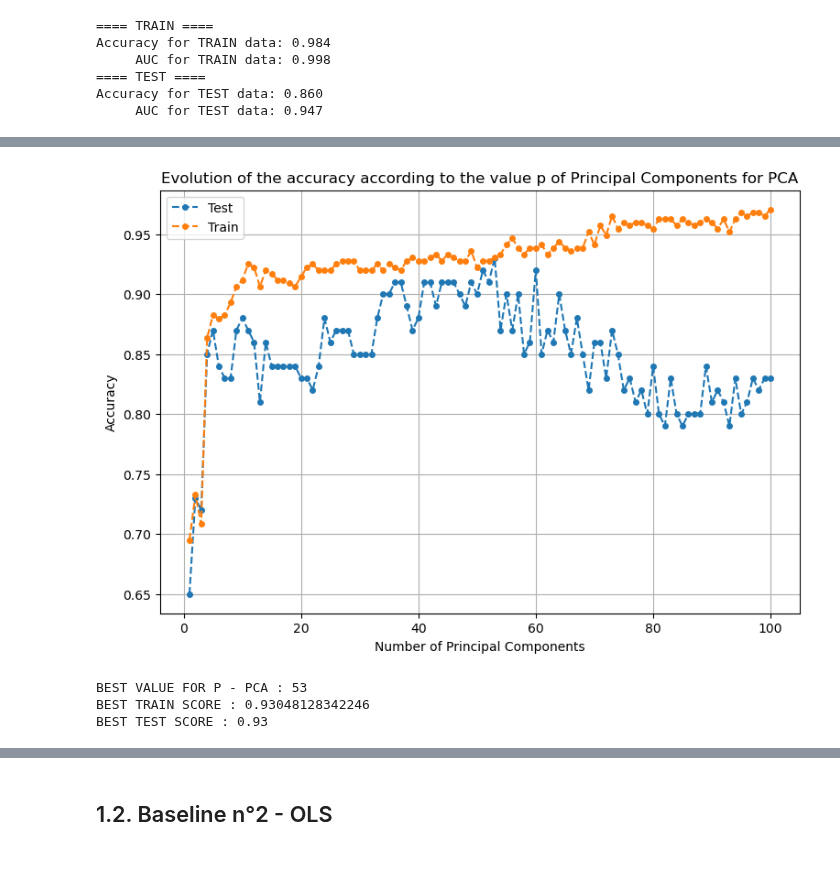
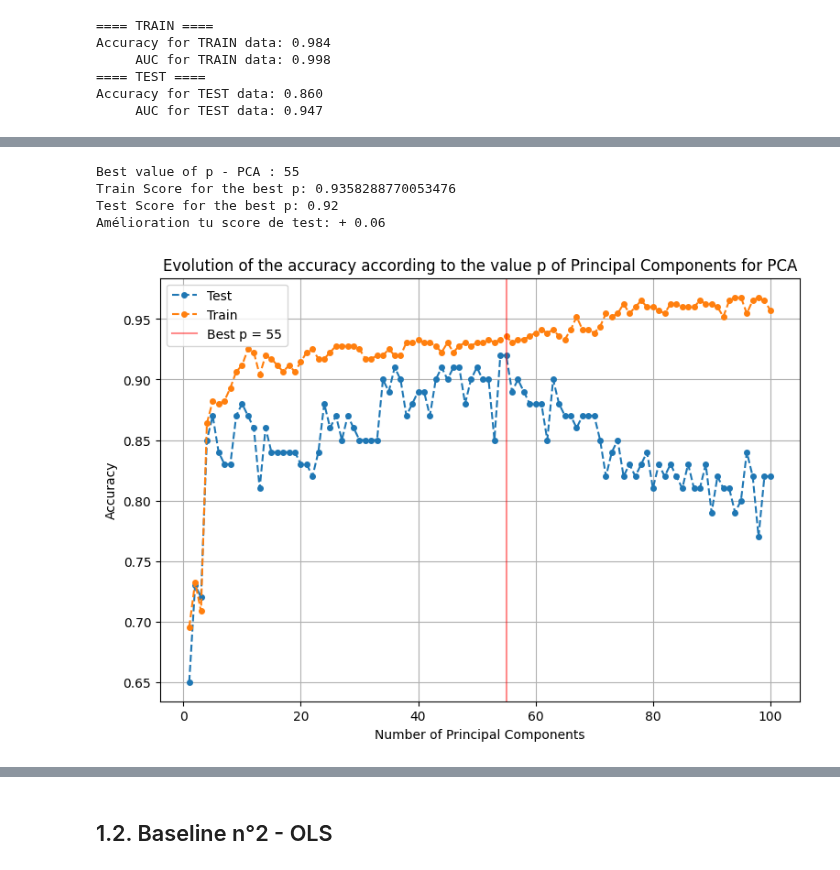
Before and after one commit to odd2022/El-Nino, a Jupyter notebook: 1_month_prediction.ipynb, the cells around one changed output, grey strips where cells are left out. Saved outputs shown, nothing was run; the diff lists cells and outputs as text; code cells hidden in the pictures.

```diff
--- a/1_month_prediction.ipynb
+++ b/1_month_prediction.ipynb
@@ -213,30 +105,0 @@ We can see that the clusters are not well separable. Thus, we need to add anothe
-# %%
-from mpl_toolkits.mplot3d import Axes3D  # Import nécessaire pour les graphiques 3D
-import matplotlib.pyplot as plt
-from sklearn.decomposition import PCA
-
-# Define the color
-colors = {0: 'blue', 1: 'red'}
-scatter_colors = [colors[el_nino] for el_nino in y]
-
-# PCA with p=3
-PCA_sst = PCA(n_components=3)
-PCA_sst.fit(X)
-
-# fit the model and project in 3D
-Xp_sst = PCA_sst.transform(X)
-
-# Scatter plot en 3D
-fig = plt.figure(figsize=(10, 8))
-ax = fig.add_subplot(111, projection='3d')
-
-ax.scatter(Xp_sst[:, 0], Xp_sst[:, 1], Xp_sst[:, 2], s=5, c=scatter_colors)
-ax.set_xlabel('First Principal Component')
-ax.set_ylabel('Second Principal Component')
-ax.set_zlabel('Third Principal Component')
-ax.set_title("Projection of the data in dimension 3")
-# Add a legend
-for el_nino, color in colors.items():
-    ax.scatter([], [], [], color=color, label='El Niño '+ str(el_nino))
-ax.legend()
-plt.grid()
@@ -247,10 +106,3 @@ Let us perform LDA on the new data in dimension 3.
-# %%
-# PCA avec 3 composantes principales
-PCA_sst = PCA(n_components=5)
-PCA_sst.fit(X)
-
-# Projeter les données dans l'espace 3D
-Xp_sst = PCA_sst.transform(X)
 # %%
 # Perform several LDA with different value of p to get a validation curve for this parameter
 p_values = np.linspace(1, 100, 100).astype(int)
@@ -259,16 +111,13 @@ test_score_accuracy = []
 train_score_accuracy = []
 
 for p in p_values:
-    # To know the p value considered
-    print("p=",p)
-
     # PCA with p principal components
     PCA_sst = PCA(n_components=p)
     PCA_sst.fit(X)
 
     # Project data
     Xp_sst = PCA_sst.transform(X)
-    X_train, X_test, y_train, y_test = split_scale_data(Xp_sst, y, RANDOM_SPLIT=False, train_size=374, verbose=False)
+    X_train, X_test, y_train, y_test = useful_functions.split_scale_data(Xp_sst, y, RANDOM_SPLIT = False, train_size = 374, verbose = False)
 
     # Define the classifier
     lda = LinearDiscriminantAnalysis()
@@ -304,27 +135,30 @@ p= 100
+# %%
+# Get the best score
+best_index = np.argsort(-np.array(test_score_accuracy))[0]
+best_p_value = p_values[best_index]
+best_test_score_pca = test_score_accuracy[best_index]
+best_train_score_pca = train_score_accuracy[best_index]
+
+# Prints
+print(f"Best value of p - PCA : {best_p_value}")
+print(f"Train Score for the best p: {best_train_score_pca}")
+print(f"Test Score for the best p: {best_test_score_pca}")
+print(f"Amélioration tu score de test: + {best_test_score_pca - accuracy_score_lda_test:.2f}")
+# %% [output]
+Best value of p - PCA : 55
+Train Score for the best p: 0.9358288770053476
+Test Score for the best p: 0.92
+Amélioration tu score de test: + 0.06
 # %%
 # Plot the validation curve
 plt.figure(figsize=(9,6))
 plt.plot(p_values, test_score_accuracy, 'o', markersize=4, ls='--', label="Test")
 plt.plot(p_values, train_score_accuracy, 'o', markersize=4, ls='--', label="Train")
+plt.axvline(x = best_p_value, color = 'red', linestyle = '-', label = f'Best p = {best_p_value}', alpha = 0.45)
 plt.title("Evolution of the accuracy according to the value p of Principal Components for PCA")
 plt.xlabel("Number of Principal Components")
 plt.ylabel("Accuracy")
 plt.legend()
 plt.grid()
 # %% [output]
-[figure, old version]
+[figure, new version]
-# %%
-# Get the best score
-best_index = np.argsort(-np.array(test_score_accuracy))[0]
-best_p_value = p_values[best_index]
-best_test_score_pca = test_score_accuracy[best_index]
-best_train_score_pca = train_score_accuracy[best_index]
-
-# Prints
-print(f"BEST VALUE FOR P - PCA : {best_p_value}")
-print(f"BEST TRAIN SCORE : {best_train_score_pca}")
-print(f"BEST TEST SCORE : {best_test_score_pca}")
-# %% [output]
-BEST VALUE FOR P - PCA : 53
-BEST TRAIN SCORE : 0.93048128342246
-BEST TEST SCORE : 0.93
```
Also changed, not shown: parts of 24 cells of this notebook, 1 other file.
